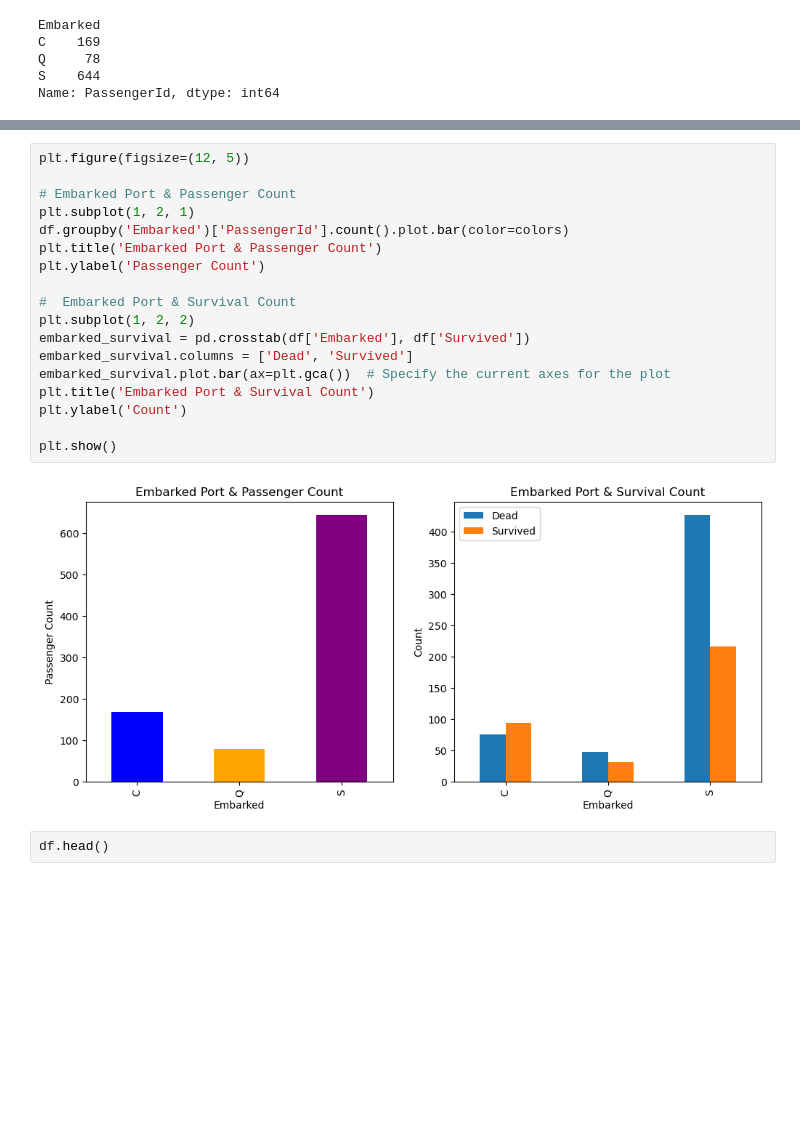
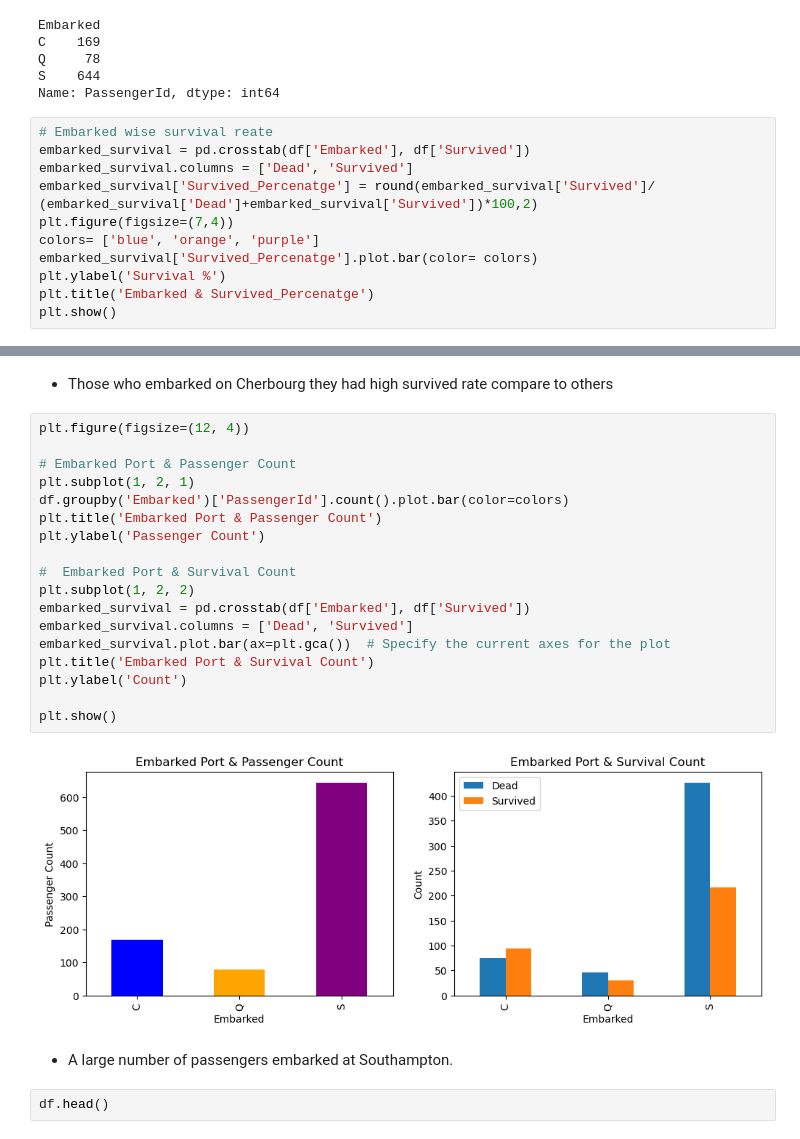
Before and after one commit to sagarbarge/Titanic-EDA-Modeling, a Jupyter notebook: Titanic_Competition_Sagar.ipynb, the cells around one changed output, grey strips where cells are left out. Drawn from its saved outputs; the diff is of its cells as text; blank space fills up the shorter version.

```diff
--- a/Titanic_Competition_Sagar.ipynb
+++ b/Titanic_Competition_Sagar.ipynb
@@ -571,3 +572,14 @@ C    169
 Q     78
 S    644
 Name: PassengerId, dtype: int64
+# %%
+# Embarked wise survival reate
+embarked_survival = pd.crosstab(df['Embarked'], df['Survived'])
+embarked_survival.columns = ['Dead', 'Survived']
+embarked_survival['Survived_Percenatge'] = round(embarked_survival['Survived']/ (embarked_survival['Dead']+embarked_survival['Survived'])*100,2)
+plt.figure(figsize=(7,4))
+colors= ['blue', 'orange', 'purple']
+embarked_survival['Survived_Percenatge'].plot.bar(color= colors)
+plt.ylabel('Survival %')
+plt.title('Embarked & Survived_Percenatge')
+plt.show()
@@ -574,23 +588,27 @@ Name: PassengerId, dtype: int64
+# %% [markdown]
+- Those who embarked on Cherbourg they had high survived rate compare to others
 # %%
-plt.figure(figsize=(12, 5))
+plt.figure(figsize=(12, 4))
 
 # Embarked Port & Passenger Count
 plt.subplot(1, 2, 1)
 df.groupby('Embarked')['PassengerId'].count().plot.bar(color=colors)
 plt.title('Embarked Port & Passenger Count')
 plt.ylabel('Passenger Count')
 
 #  Embarked Port & Survival Count
 plt.subplot(1, 2, 2)
 embarked_survival = pd.crosstab(df['Embarked'], df['Survived'])
 embarked_survival.columns = ['Dead', 'Survived']
 embarked_survival.plot.bar(ax=plt.gca())  # Specify the current axes for the plot
 plt.title('Embarked Port & Survival Count')
 plt.ylabel('Count')
 
 plt.show()
 # %% [output]
-[figure, old version]
+[figure, new version]
+# %% [markdown]
+- A large number of passengers embarked at Southampton.
 # %%
 df.head()
 # %% [output]
```
Also changed, not shown: parts of 2 cells of this notebook.
